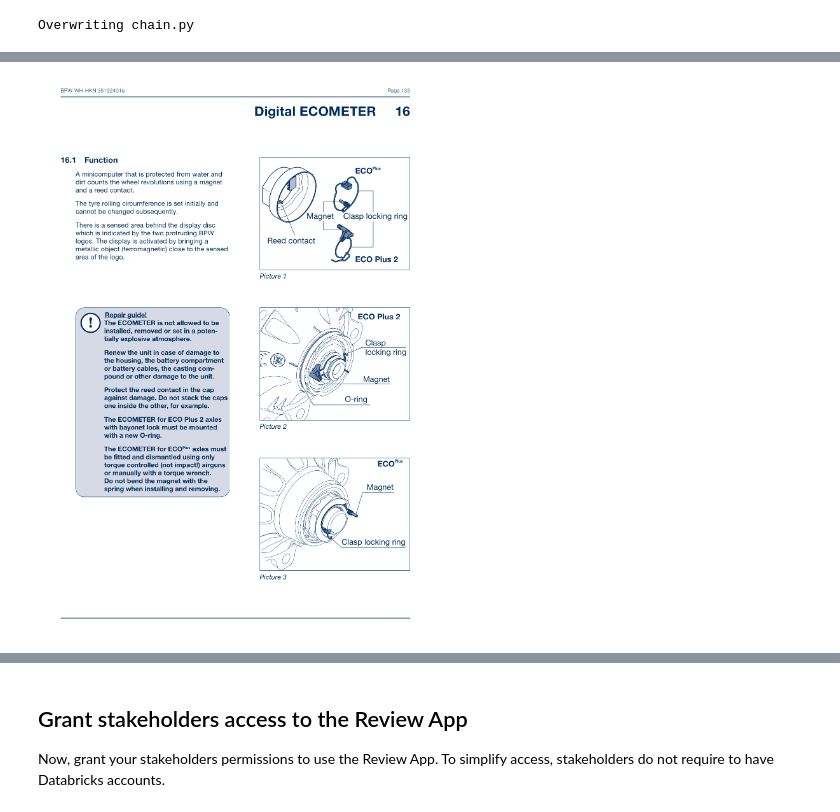
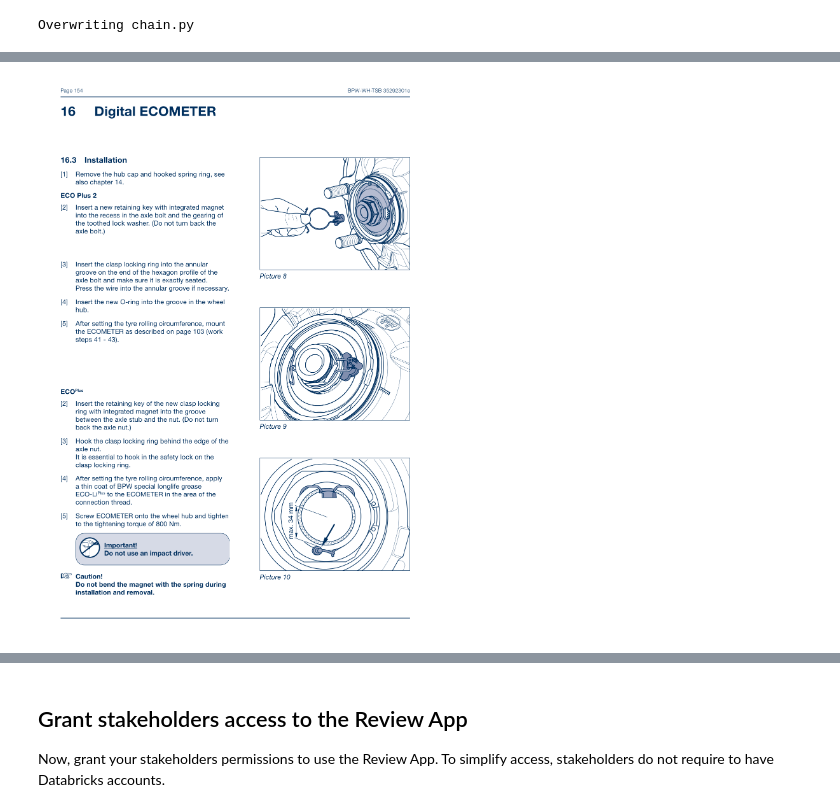
Before and after one commit to stefanodangelo/MAGGIE, a Jupyter notebook: scratch/2. RAG.ipynb, the cells around one changed output, grey strips where cells are left out. Drawn from its saved outputs; the diff is of its cells as text; code cells hidden in the pictures.

Commit message:
Added dash_ui and improved RAG chain

```diff
--- a/scratch/2. RAG.ipynb
+++ b/scratch/2. RAG.ipynb
@@ -459,10 +618,10 @@ from mlflow.models import ModelSignature, infer_signature
 model_config = mlflow.models.ModelConfig(development_config=CHAIN_CONFIG_FILE)
 
 # signature = infer_signature(model_config.get("input_example"), model_config.get("output_example"))
-signature = infer_signature(model_config.get("input_example"), model_config.get("output_example"))# '[string (required)]')
+signature = infer_signature(model_config.get("input_example"), model_config.get("output_example")) # '[string (required)]')
 
 # Log the model to MLflow
-with mlflow.start_run(run_name=f"hackathon_rag"):
+with mlflow.start_run(run_name=f"maggie_rag"):
     logged_chain_info = mlflow.langchain.log_model(
         lc_model=os.path.join(os.getcwd(), 'chain.py'),  # Chain code file e.g., /path/to/the/chain.py
         model_config=CHAIN_CONFIG_FILE,  # Chain configuration
@@ -471,8 +630,4 @@ with mlflow.start_run(run_name=f"hackathon_rag"):
         # example_no_conversion=True,  # Required by MLflow to use the input_example as the chain's schema
         signature=signature
     )
-
-
-# Register the chain to UC
-uc_registered_model_info = mlflow.register_model(model_uri=logged_chain_info.model_uri, name=MODEL_NAME)
 # %% [output]
@@ -495,2 +641,2 @@ Trace(request_id=tr-88d7cdf284b94f4ea317bb1147ffdd5c)
 # %%
-outputs = json.loads(outputs)
+outs = json.loads(outputs)
@@ -546,16 +672,20 @@ def render_page_as_image(pdf_path: str, page_number: int) -> Image:
-# %%
-refs = set()
-for reference in outputs['references']:
-    pdf_path = reference['doc_uri'].replace('dbfs:', '')
-    page_nr = reference['page_number']
-    refs.add((pdf_path, page_nr))
-
-refs = sorted(refs, key=lambda x: x[1]) # Sort by page nr
-
-images = [render_page_as_image(pdf_path, page_nr-1) for pdf_path, page_nr in refs]  # -1 is needed because page numbers start at 1, but arrays start at 0
+# %%
+from PIL import Image
+import base64, io
+
+refs = set()
+for reference in outs['references']:
+    refs.add(reference['img_base64'])
+
+def base64_to_image(base64_string):
+    img_data = base64.b64decode(base64_string)
+    img = Image.open(io.BytesIO(img_data))
+    return img
+
+images = [base64_to_image(ref) for ref in refs]
 # %%
-images[1]
+images[0]
 # %% [output]
-[figure, old version]
+[figure, new version]
 # %%
 from databricks import agents
```
Also changed, not shown: parts of 12 cells of this notebook, 16 other files.
